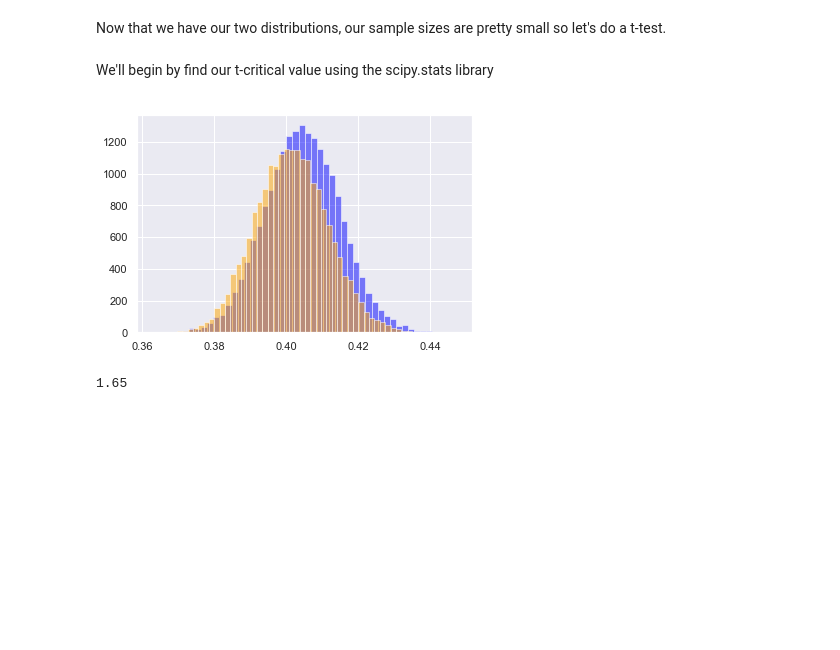
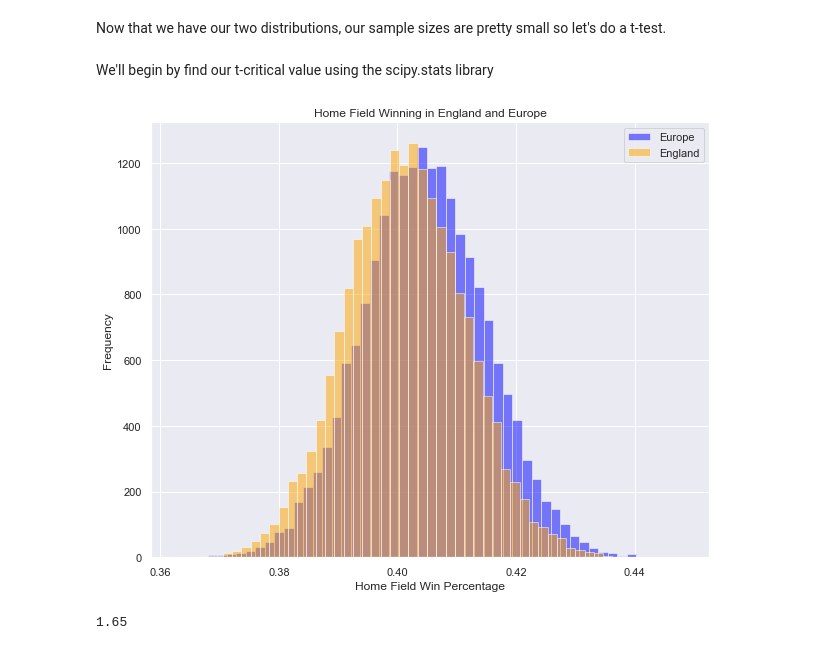
Before and after one commit to dmart49/Mod_03_Project, a Jupyter notebook: Mod_03_Project_Question_2.ipynb, the cells around one changed output. Cells and saved outputs as stored; diff of their text form; code cells hidden in the pictures; blank space fills up the shorter version.

Commit message:
Updated campison visualization

```diff
--- a/Mod_03_Project_Question_2.ipynb
+++ b/Mod_03_Project_Question_2.ipynb
@@ -226,12 +226,16 @@ Now that we have our two distributions, our sample sizes are pretty small so let
 <br>
 We'll begin by find our t-critical value using the scipy.stats library
 # %%
-plt.figure()
+plt.figure(figsize = (10,8))
+plt.xlabel('Home Field Win Percentage')
+plt.ylabel('Frequency')
+plt.title('Home Field Winning in England and Europe')
 plt.hist(match_sample, bins =50, alpha =.5, color = 'blue')
 plt.hist(england_sample, bins=50, alpha = .5, color = 'orange')
+plt.legend(['Europe', 'England'])
 plt.show()
 # %% [output]
-[figure, old version]
+[figure, new version]
 # %%
 #t-test
 #t critical value for 5% alpha
```
Also changed, not shown: parts of 5 cells of this notebook.
